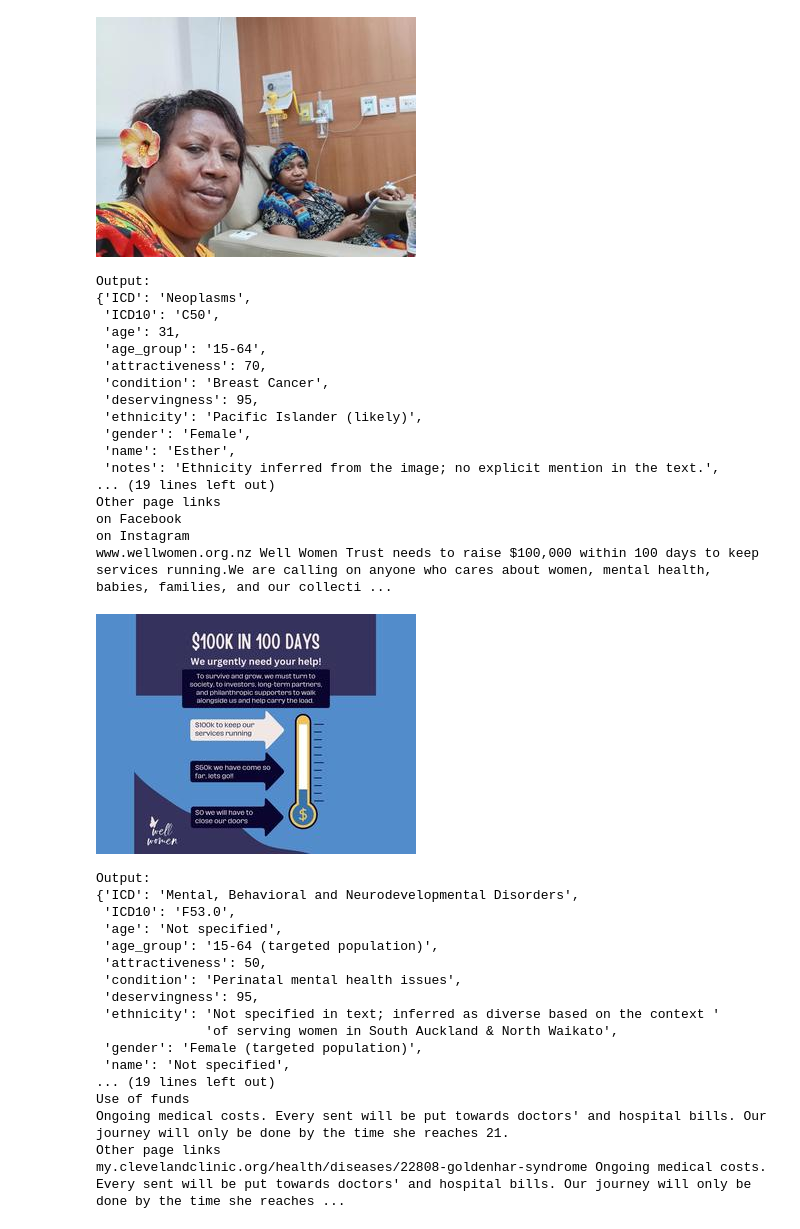
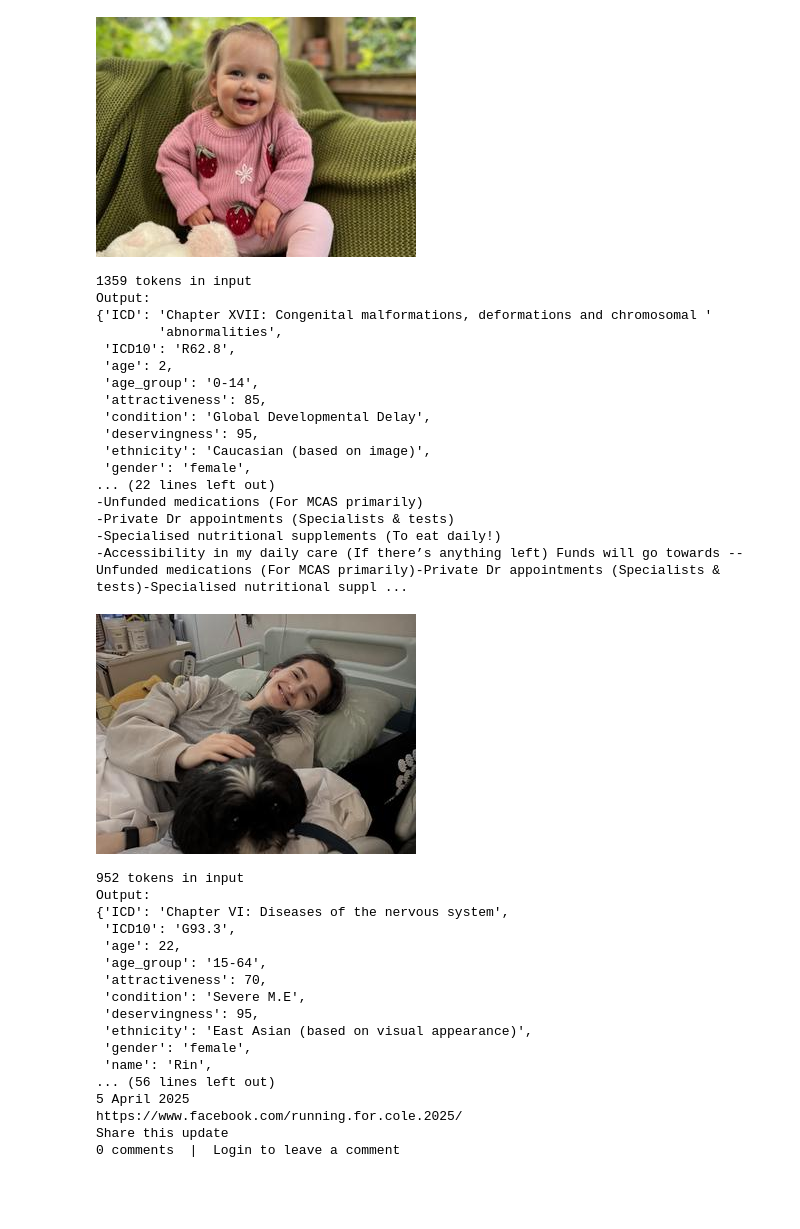
Before and after one commit to UoA-eResearch/givealittle, a Jupyter notebook: test_LLM.ipynb, the cells around one changed output. Saved outputs shown, nothing was run; the diff lists cells and outputs as text; code cells hidden in the pictures; blank space fills up the shorter version.

```diff
--- a/test_LLM.ipynb
+++ b/test_LLM.ipynb
@@ -52,7 +52,7 @@ Using a slow image processor as `use_fast` is unset and a slow processor was sav
 You have video processor config saved in `preprocessor.json` file which is deprecated. Video processor configs should be saved in their own `video_preprocessor.json` file. You can rename the file or l ...
 # %%
 messages = []
-for row in tqdm(df.head(5).itertuples(index=False)):
+for row in tqdm(df.iloc[276:281].itertuples(index=False)):
     print("Input:")
     print(row.uri)
     print(row.text)
@@ -105,6 +105,7 @@ for row in tqdm(df.head(5).itertuples(index=False)):
         return_tensors="pt",
     )
     inputs = inputs.to("cuda")
+    print(len(inputs.input_ids[0]), "tokens in input")
 
     generated_ids = model.generate(**inputs, max_new_tokens=5000)
     generated_ids_trimmed = [
@@ -173,38 +167,38 @@ Warm regards, Magali
 Share this update
 0 comments  |  Login to leave a comment
-[figure, old version]
+[figure, new version]
+1359 tokens in input
 Output:
-{'ICD': 'Neoplasms',
- 'ICD10': 'C50',
- 'age': 31,
- 'age_group': '15-64',
- 'attractiveness': 70,
- 'condition': 'Breast Cancer',
+{'ICD': 'Chapter XVII: Congenital malformations, deformations and chromosomal '
+        'abnormalities',
+ 'ICD10': 'R62.8',
+ 'age': 2,
+ 'age_group': '0-14',
+ 'attractiveness': 85,
+ 'condition': 'Global Developmental Delay',
  'deservingness': 95,
- 'ethnicity': 'Pacific Islander (likely)',
- 'gender': 'Female',
- 'name': 'Esther',
- 'notes': 'Ethnicity inferred from the image; no explicit mention in the text.',
-... (19 lines left out)
-Other page links
-on Facebook
-on Instagram
-www.wellwomen.org.nz Well Women Trust needs to raise $100,000 within 100 days to keep services running.We are calling on anyone who cares about women, mental health, babies, families, and our collecti ...
+ 'ethnicity': 'Caucasian (based on image)',
+ 'gender': 'female',
+... (22 lines left out)
+-Unfunded medications (For MCAS primarily)
+-Private Dr appointments (Specialists & tests)
+-Specialised nutritional supplements (To eat daily!)
+-Accessibility in my daily care (If there’s anything left) Funds will go towards --Unfunded medications (For MCAS primarily)-Private Dr appointments (Specialists & tests)-Specialised nutritional suppl ...
-[figure, old version]
+[figure, new version]
+952 tokens in input
 Output:
-{'ICD': 'Mental, Behavioral and Neurodevelopmental Disorders',
- 'ICD10': 'F53.0',
- 'age': 'Not specified',
- 'age_group': '15-64 (targeted population)',
- 'attractiveness': 50,
- 'condition': 'Perinatal mental health issues',
+{'ICD': 'Chapter VI: Diseases of the nervous system',
+ 'ICD10': 'G93.3',
+ 'age': 22,
+ 'age_group': '15-64',
+ 'attractiveness': 70,
+ 'condition': 'Severe M.E',
  'deservingness': 95,
- 'ethnicity': 'Not specified in text; inferred as diverse based on the context '
-              'of serving women in South Auckland & North Waikato',
- 'gender': 'Female (targeted population)',
- 'name': 'Not specified',
-... (19 lines left out)
-Use of funds
-Ongoing medical costs. Every sent will be put towards doctors' and hospital bills. Our journey will only be done by the time she reaches 21.
-Other page links
-my.clevelandclinic.org/health/diseases/22808-goldenhar-syndrome Ongoing medical costs. Every sent will be put towards doctors' and hospital bills. Our journey will only be done by the time she reaches ...
+ 'ethnicity': 'East Asian (based on visual appearance)',
+ 'gender': 'female',
+ 'name': 'Rin',
+... (56 lines left out)
+5 April 2025
+https://www.facebook.com/running.for.cole.2025/
+Share this update
+0 comments  |  Login to leave a comment
```
Also changed, not shown: parts of 4 cells of this notebook, 1 other file.
